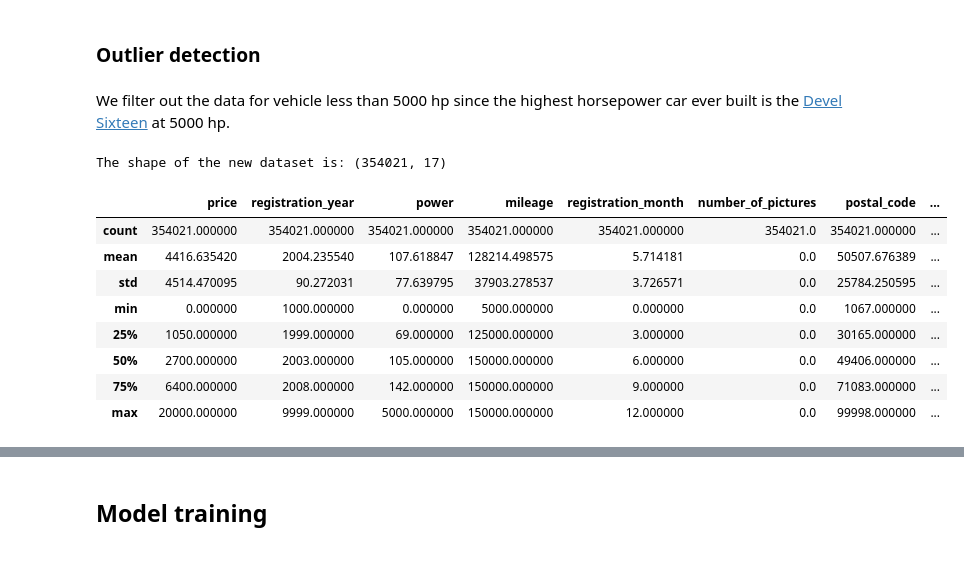
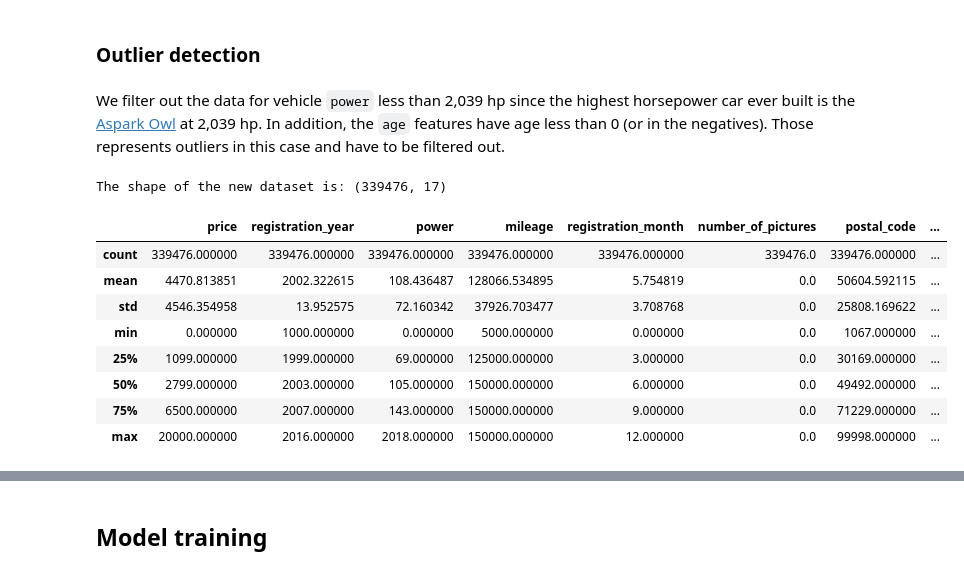
Before and after one commit to chuksoo/vehicle_price_predictionML, a Jupyter notebook: vehicle_price_predictionML.ipynb, the cells around one changed output, grey strips where cells are left out. Saved outputs shown, nothing was run; the diff lists cells and outputs as text; code cells hidden in the pictures.

```diff
--- a/vehicle_price_predictionML.ipynb
+++ b/vehicle_price_predictionML.ipynb
@@ -437,7 +437,7 @@ Now we have our data in the right datatype and reduced memory usage by using `in
 ### Feature engineering
 # %%
 # add new features to tdata
-df['age'] = df['date_crawled'].dt.year - df['registration_year']
+df['age'] = df['date_created'].dt.year - df['registration_year']
 df.head()
 # %% [output]
 |  | date_crawled | price | vehicle_type | registration_year | gearbox | power | model | mileage | ... |
@@ -537,22 +540,22 @@ plot_snsbar(df, 'brand', 'price', 'Plot of total price of used car versus brands
 From the visualization done, we can see that the top 10 selling brands in terms of price are *volkswagen, opel, bmw, mercedes benz, audi, ford, renault, peugeot, fiat and seat*. The most sold vehicle is the *sedan* and the *manual* gearbox had the most representation amongst vehicles sold. We have more cars which have not been repaired being represented in the data. Most cars sold either use *petrol or gasoline*.
 # %% [markdown]
 ### Outlier detection
-# %% [markdown]
-We filter out the data for vehicle less than 5000 hp since the highest horsepower car ever built is the [Devel Sixteen](https://www.financialexpress.com/auto/gallery/12300-cc-5000-hp-meet-devel-sixteen-the-hypercar-born-to-give-bugatti-and-henessey-nightmares/photos/935068/) at 5000 hp.
+# %% [markdown]
+We filter out the data for vehicle `power` less than 2,039 hp since the highest horsepower car ever built is the [Aspark Owl](https://autowise.com/highest-horsepower-cars/) at 2,039 hp. In addition, the `age` features have age less than 0 (or in the negatives). Those represents outliers in this case and have to be filtered out.
 # %%
 # filtered full data without anomaly
-df_filtered = df[df['power'] <= 5000]
+df_filtered = df[(df['power'] <= 2039) & (df['age'] >= 0)]
 print(f'The shape of the new dataset is: {df_filtered.shape}')
 print()
 df_filtered.describe()
 # %% [output]
-The shape of the new dataset is: (354021, 17)
+The shape of the new dataset is: (339476, 17)
 |  | price | registration_year | power | mileage | registration_month | number_of_pictures | postal_code | ... |
-| count | 354021.000000 | 354021.000000 | 354021.000000 | 354021.000000 | 354021.000000 | 354021.0 | 354021.000000 | ... |
-| mean | 4416.635420 | 2004.235540 | 107.618847 | 128214.498575 | 5.714181 | 0.0 | 50507.676389 | ... |
-| std | 4514.470095 | 90.272031 | 77.639795 | 37903.278537 | 3.726571 | 0.0 | 25784.250595 | ... |
+| count | 339476.000000 | 339476.000000 | 339476.000000 | 339476.000000 | 339476.000000 | 339476.0 | 339476.000000 | ... |
+| mean | 4470.813851 | 2002.322615 | 108.436487 | 128066.534895 | 5.754819 | 0.0 | 50604.592115 | ... |
+| std | 4546.354958 | 13.952575 | 72.160342 | 37926.703477 | 3.708768 | 0.0 | 25808.169622 | ... |
 | min | 0.000000 | 1000.000000 | 0.000000 | 5000.000000 | 0.000000 | 0.0 | 1067.000000 | ... |
-| 25% | 1050.000000 | 1999.000000 | 69.000000 | 125000.000000 | 3.000000 | 0.0 | 30165.000000 | ... |
-| 50% | 2700.000000 | 2003.000000 | 105.000000 | 150000.000000 | 6.000000 | 0.0 | 49406.000000 | ... |
-| 75% | 6400.000000 | 2008.000000 | 142.000000 | 150000.000000 | 9.000000 | 0.0 | 71083.000000 | ... |
-| max | 20000.000000 | 9999.000000 | 5000.000000 | 150000.000000 | 12.000000 | 0.0 | 99998.000000 | ... |
+| 25% | 1099.000000 | 1999.000000 | 69.000000 | 125000.000000 | 3.000000 | 0.0 | 30169.000000 | ... |
+| 50% | 2799.000000 | 2003.000000 | 105.000000 | 150000.000000 | 6.000000 | 0.0 | 49492.000000 | ... |
+| 75% | 6500.000000 | 2007.000000 | 143.000000 | 150000.000000 | 9.000000 | 0.0 | 71229.000000 | ... |
+| max | 20000.000000 | 2016.000000 | 2018.000000 | 150000.000000 | 12.000000 | 0.0 | 99998.000000 | ... |
```
Also changed, not shown: parts of 12 cells of this notebook.
